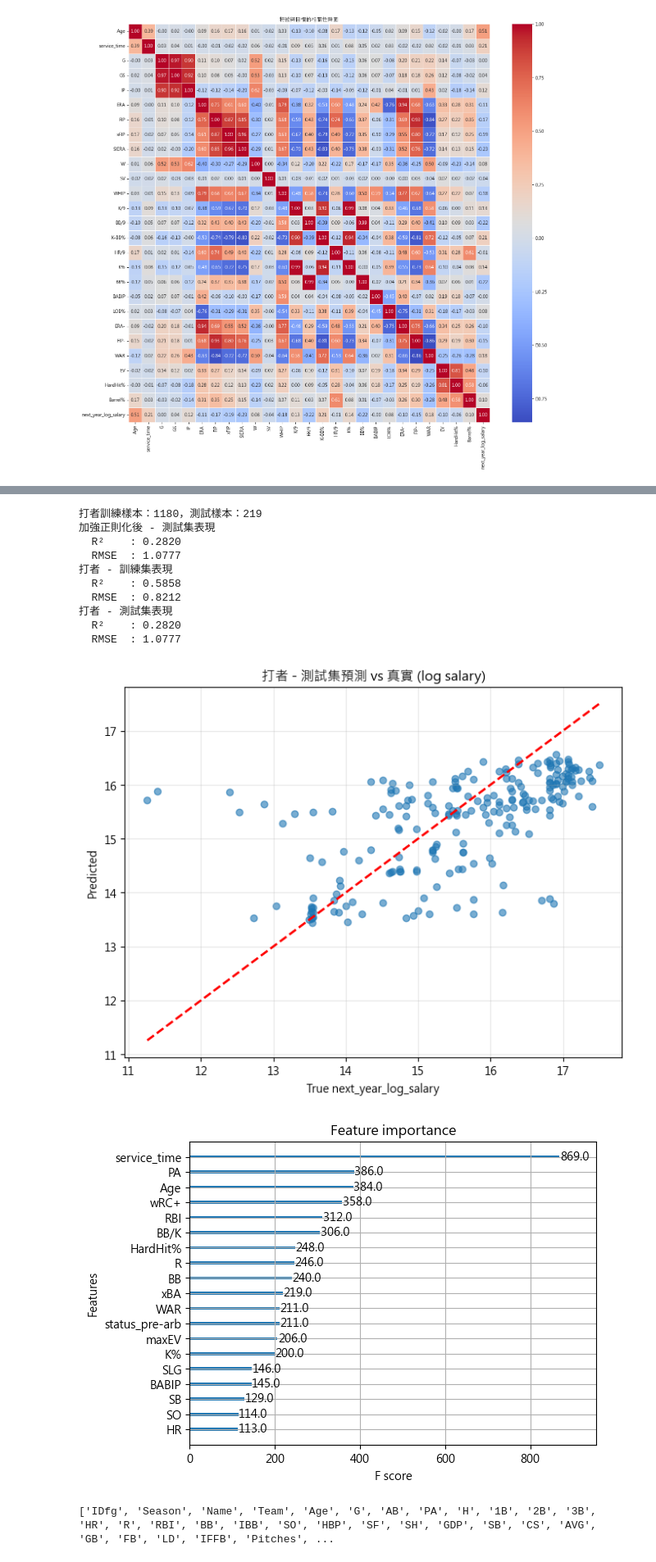
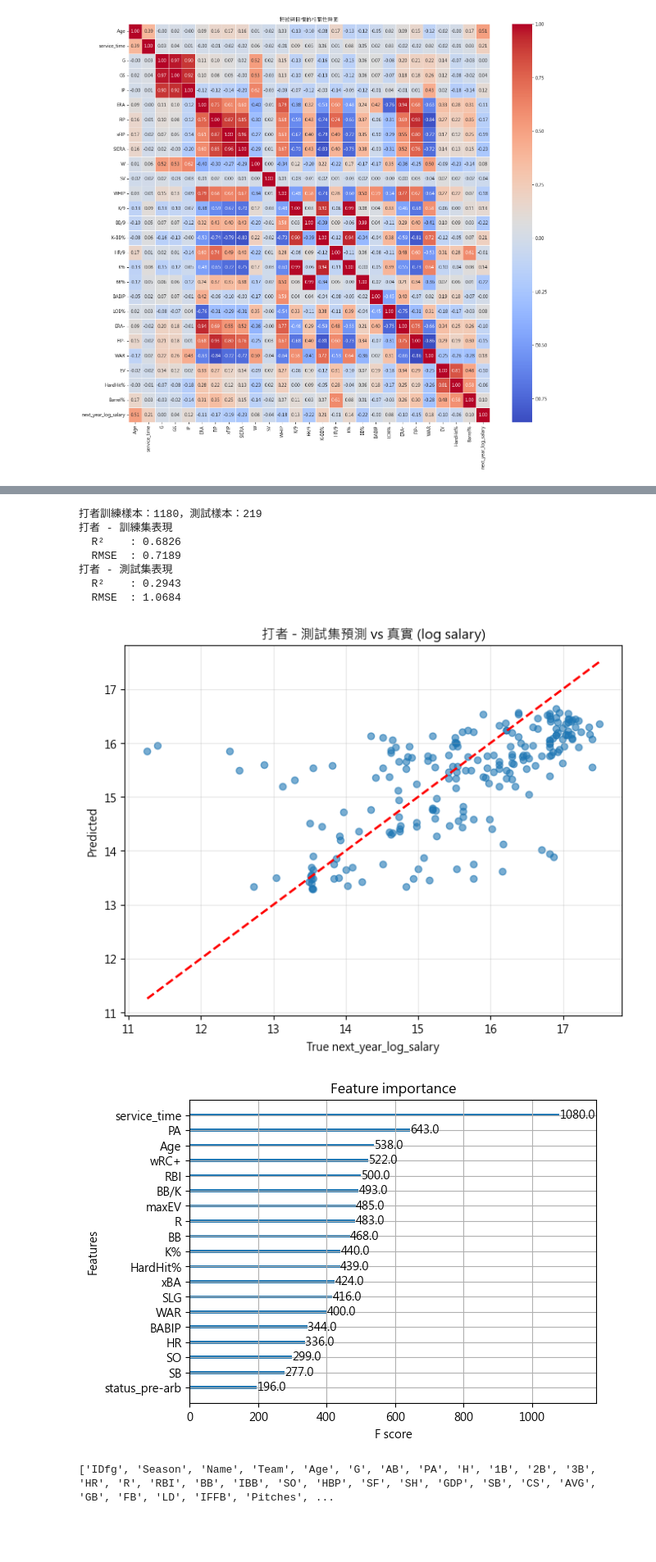
Before and after one commit to joshninjatw/mlb-salary-prediction, a Jupyter notebook: Untitled.ipynb, the cells around one changed output, grey strips where cells are left out. Shown at 82% size. Cells and saved outputs as stored; diff of their text form; code cells hidden in the pictures; blank space fills up the shorter version.

Commit message:
improve: batter model v4 - balanced regularization (reg_lambda=12, depth=4, lr=0.007), test R² 0.2943 (best so far)

```diff
--- a/Untitled.ipynb
+++ b/Untitled.ipynb
@@ -450,60 +459,70 @@ print(f"打者訓練樣本：{len(X_train_b)}，測試樣本：{len(X_test_b)}")
 # )
 
 # batter v3 繼續加強
+# xgb_batter = XGBRegressor(
+#     n_estimators=800,
+#     learning_rate=0.005,
+#     max_depth=3,                # 再降低
+#     min_child_weight=10,
+#     gamma=0.3,
+#     subsample=0.6,
+#     colsample_bytree=0.6,
+#     reg_lambda=15.0,            # 再提高
+#     reg_alpha=2.0,
+#     random_state=42,
+#     n_jobs=-1
+# )
+
+# batter v4 參數折衷
 xgb_batter = XGBRegressor(
-    n_estimators=800,
-    learning_rate=0.005,
-    max_depth=3,                # 再降低
-    min_child_weight=10,
-    gamma=0.3,
-    subsample=0.6,
-    colsample_bytree=0.6,
-    reg_lambda=15.0,            # 再提高
-    reg_alpha=2.0,
+    n_estimators=700,
+    learning_rate=0.007,          # 介於 0.005 和 0.008
+    max_depth=4,                  # 回到 4，但不回 5
+    min_child_weight=6,           # 介於 5~10
+    gamma=0.1,
+    subsample=0.7,
+    colsample_bytree=0.7,
+    reg_lambda=12.0,              # 介於 10 和 15
+    reg_alpha=0.5,
     random_state=42,
     n_jobs=-1
 )
-
-
 
 
 
 
 
 
 xgb_batter.fit(
     X_train_b, y_train_b,
     verbose=False
 )
 
 
 # 預測與評估
 y_pred_train_b = xgb_batter.predict(X_train_b)
 y_pred_test_b  = xgb_batter.predict(X_test_b)
 
 evaluate_model(y_train_b, y_pred_train_b, "打者 - 訓練集表現")
 evaluate_model(y_test_b,  y_pred_test_b,  "打者 - 測試集表現")
 
 # 畫圖
 plot_predictions(y_test_b, y_pred_test_b, "打者 - 測試集預測 vs 真實 (log salary)")
 
 # 特徵重要度（XGBoost 版本）
 from xgboost import plot_importance
 plot_importance(xgb_batter, max_num_features=20)
 plt.show()
 # %% [output]
 打者訓練樣本：1180，測試樣本：219
-加強正則化後 - 測試集表現
-  R²    : 0.2820
-  RMSE  : 1.0777
 打者 - 訓練集表現
-  R²    : 0.5858
-  RMSE  : 0.8212
+  R²    : 0.6826
+  RMSE  : 0.7189
 打者 - 測試集表現
-  R²    : 0.2820
-  RMSE  : 1.0777
+  R²    : 0.2943
+  RMSE  : 1.0684
-[figure, old version]
+[figure, new version]
-[figure, old version]
+[figure, new version]
 # %%
 # %% [output]
 ['IDfg', 'Season', 'Name', 'Team', 'Age', 'G', 'AB', 'PA', 'H', '1B', '2B', '3B', 'HR', 'R', 'RBI', 'BB', 'IBB', 'SO', 'HBP', 'SF', 'SH', 'GDP', 'SB', 'CS', 'AVG', 'GB', 'FB', 'LD', 'IFFB', 'Pitches', ...
```
Also changed, not shown: parts of 1 cell of this notebook.
